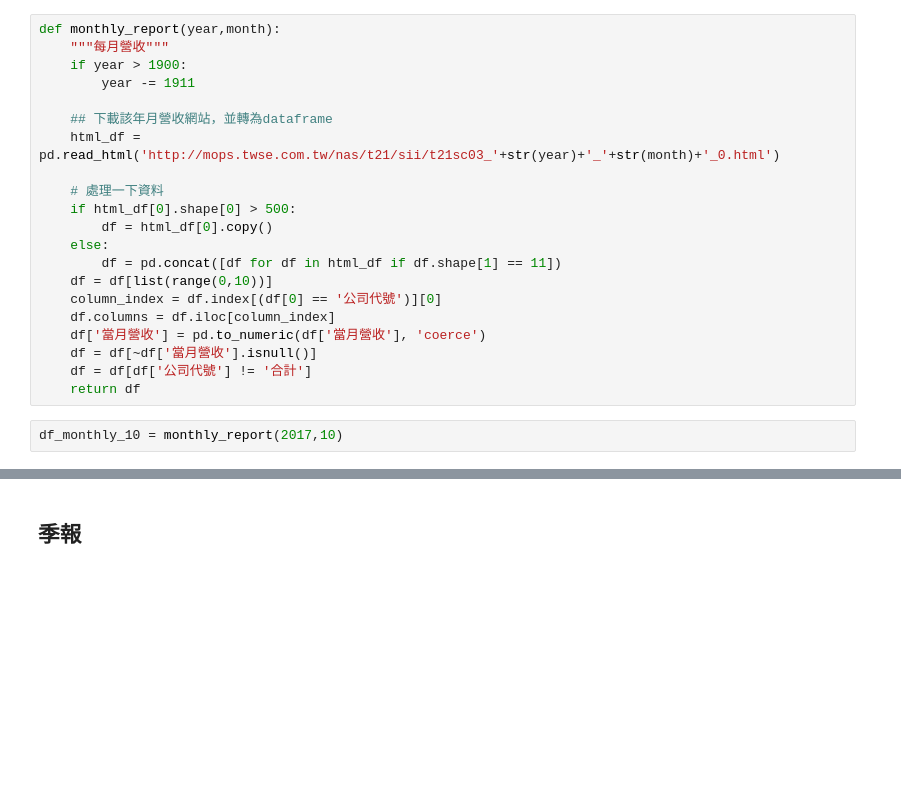
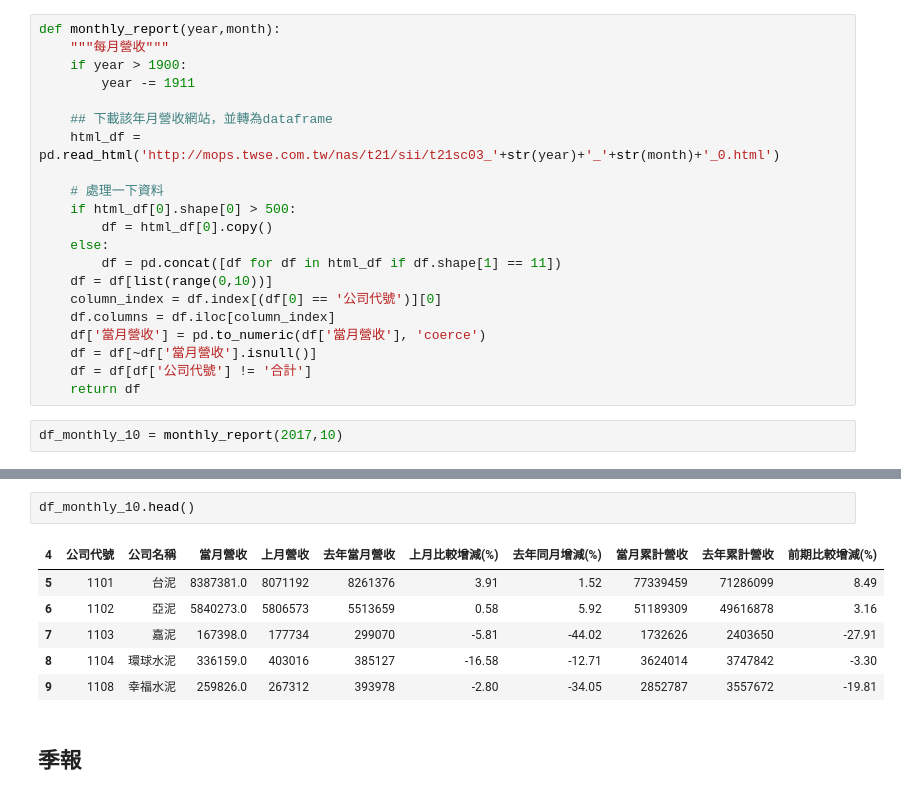
Before and after one commit to ihongChen/StockLab, a Jupyter notebook: twse_analysis.ipynb, the cells around one changed output, grey strips where cells are left out. Drawn from its saved outputs; the diff is of its cells as text; blank space fills up the shorter version.

```diff
--- a/twse_analysis.ipynb
+++ b/twse_analysis.ipynb
@@ -105,3 +90,12 @@ df_monthly_10
+# %%
+df_monthly_10.head()
+# %% [output]
+| 4 | 公司代號 | 公司名稱 | 當月營收 | 上月營收 | 去年當月營收 | 上月比較增減(%) | 去年同月增減(%) | 當月累計營收 | 去年累計營收 | 前期比較增減(%) |
+| 5 | 1101 | 台泥 | 8387381.0 | 8071192 | 8261376 | 3.91 | 1.52 | 77339459 | 71286099 | 8.49 |
+| 6 | 1102 | 亞泥 | 5840273.0 | 5806573 | 5513659 | 0.58 | 5.92 | 51189309 | 49616878 | 3.16 |
+| 7 | 1103 | 嘉泥 | 167398.0 | 177734 | 299070 | -5.81 | -44.02 | 1732626 | 2403650 | -27.91 |
+| 8 | 1104 | 環球水泥 | 336159.0 | 403016 | 385127 | -16.58 | -12.71 | 3624014 | 3747842 | -3.30 |
+| 9 | 1108 | 幸福水泥 | 259826.0 | 267312 | 393978 | -2.80 | -34.05 | 2852787 | 3557672 | -19.81 |
 # %% [markdown]
 ## 季報
 # %%
```
Also changed, not shown: parts of 25 cells of this notebook, 2 other files.
